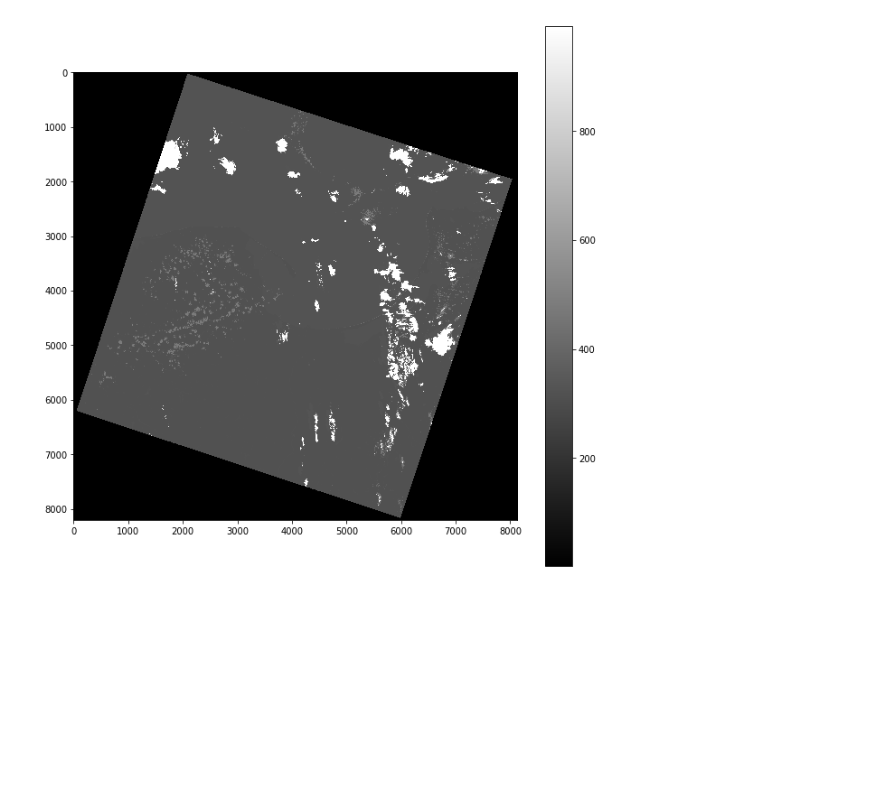
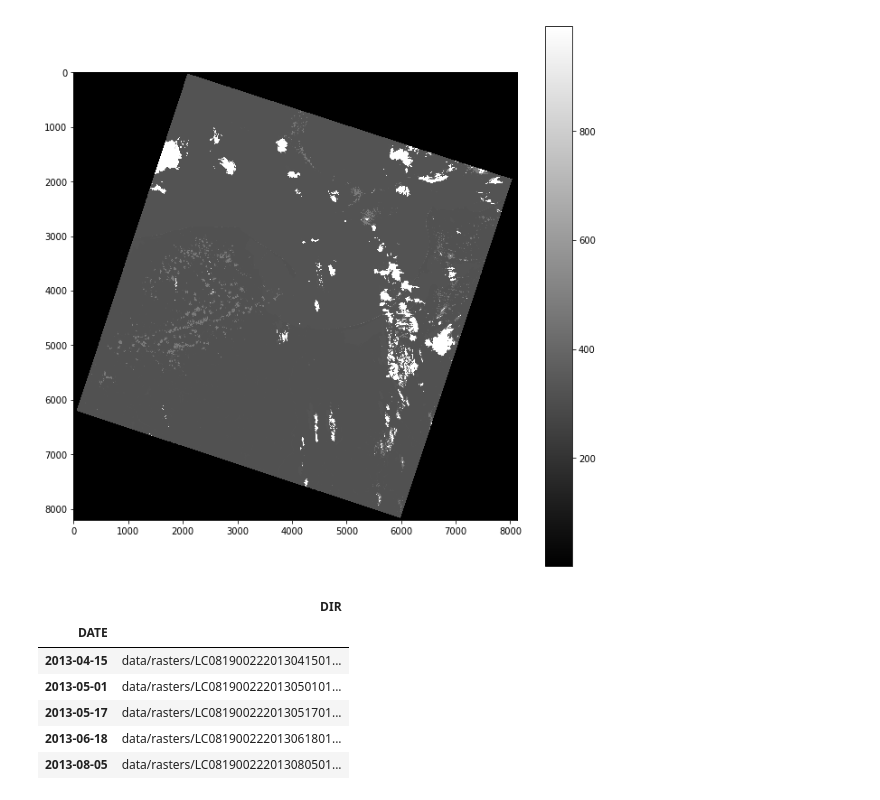
Before and after one commit to feleHaile/projections-clouds-and-Gdansk-Bay, a Jupyter notebook: example_solution.ipynb, the cells around one changed output. Cells and saved outputs as stored; diff of their text form; code cells hidden in the pictures; blank space fills up the shorter version.

```diff
--- a/example_solution.ipynb
+++ b/example_solution.ipynb
@@ -629,0 +722,18 @@ show_band(test_qa.qa_band, remove_negative=True)
+# %%
+# What do we have now? It is a good time for little programming summary, so try below:
+# a) Prepare dataframe of Landsat 8 directories with RasterTimeSeries class and its methods
+main_directory = 'data/rasters'
+l8_dirs = RasterTimeSeries(main_folder=main_directory)
+l8_dirs.prepare_directories()
+l8_dirs_df = l8_dirs.prepare_dataframe()
+
+# b) Show first five records of a DataFrame created in the previous step. Use pandas' df.head()
+l8_dirs_df.head()
+# %% [output]
+|  | DIR |
+| DATE |  |
+| 2013-04-15 | data/rasters/LC081900222013041501... |
+| 2013-05-01 | data/rasters/LC081900222013050101... |
+| 2013-05-17 | data/rasters/LC081900222013051701... |
+| 2013-06-18 | data/rasters/LC081900222013061801... |
+| 2013-08-05 | data/rasters/LC081900222013080501... |
```
Also changed, not shown: parts of 4 cells of this notebook.
